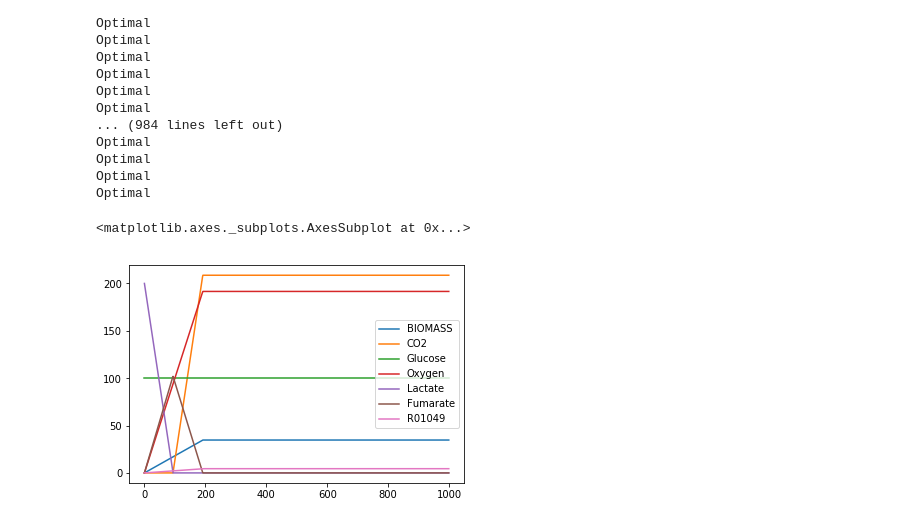
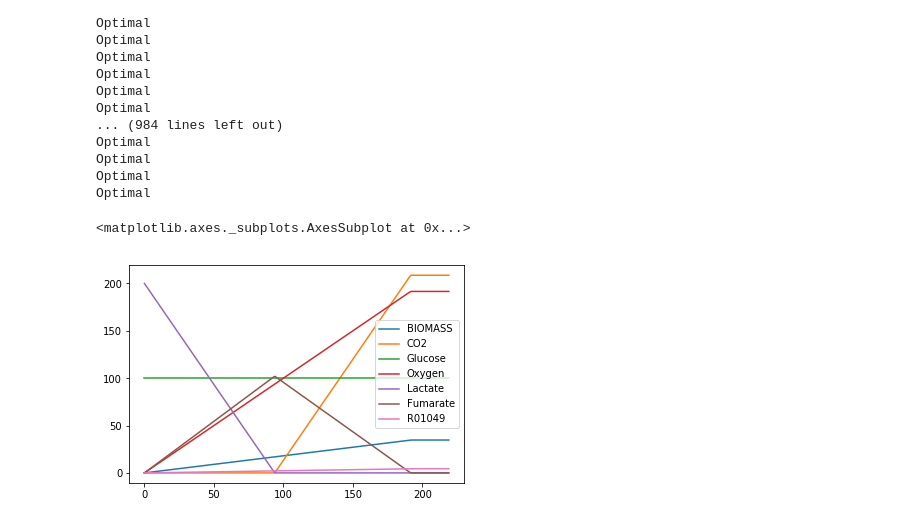
Before and after one commit to inoue0426/Cancer_cell_modeling_using_FBA, a Jupyter notebook: code/Oxygen Rate Test.ipynb, the cells around one changed output. Saved outputs shown, nothing was run; the diff lists cells and outputs as text; code cells hidden in the pictures.

```diff
--- a/code/Oxygen Rate Test.ipynb
+++ b/code/Oxygen Rate Test.ipynb
@@ -129,15 +129,13 @@ for l in range(0, 1000, 1):
     for i in df_new.columns:
         if (
                 (i=='Oxophos') or (i=='R01899') or (i=='R00268') or (i=='R10343') or (i=='R02164') or (i=='R00835') or (i=='R02035') or
-                (i=='CO2') or (i == 'Lactate') or (i == 'Acetate') or (i == 'Succinate') or (i == 'Malate') or (i=='ATP_Exchange') or (i=='AMP_Exchange')
+            (i=='Fumarate') or (i=='CO2') or (i == 'Lactate') or (i == 'Acetate') or (i == 'Succinate') or (i == 'Malate') or (i=='ATP_Exchange') or
+            (i=='AMP_Exchange')
             ) :
             x.append(LpVariable(i, lowBound=0,upBound=10000, cat='Continuous'))
 
         elif (i=='Glucose'):
             x.append(LpVariable(i, lowBound=0, upBound=100, cat='Continuous'))
-
-        elif (i=='Fumarate'):
-            x.append(LpVariable(i, lowBound=0, upBound=10000, cat='Continuous'))
 
         elif (i=='Oxygen'):
             x.append(LpVariable(i, lowBound=0, upBound=l, cat='Continuous'))
@@ -184,8 +182,8 @@ Optimal
 rate.columns = [str(i) for i in list(rate.columns)]
 rate.index = range(0, 1000)
 # %%
-rate[['BIOMASS','CO2','Glucose','Oxygen', 'Lactate', 'Fumarate', 'R01049']].plot()
+rate[['BIOMASS','CO2','Glucose','Oxygen', 'Lactate', 'Fumarate', 'R01049']][:220].plot()
 # %% [output]
 <matplotlib.axes._subplots.AxesSubplot at 0x...>
-[figure, old version]
+[figure, new version]
 # %%
```
Also changed, not shown: parts of 2 cells of this notebook, 3 other files.
